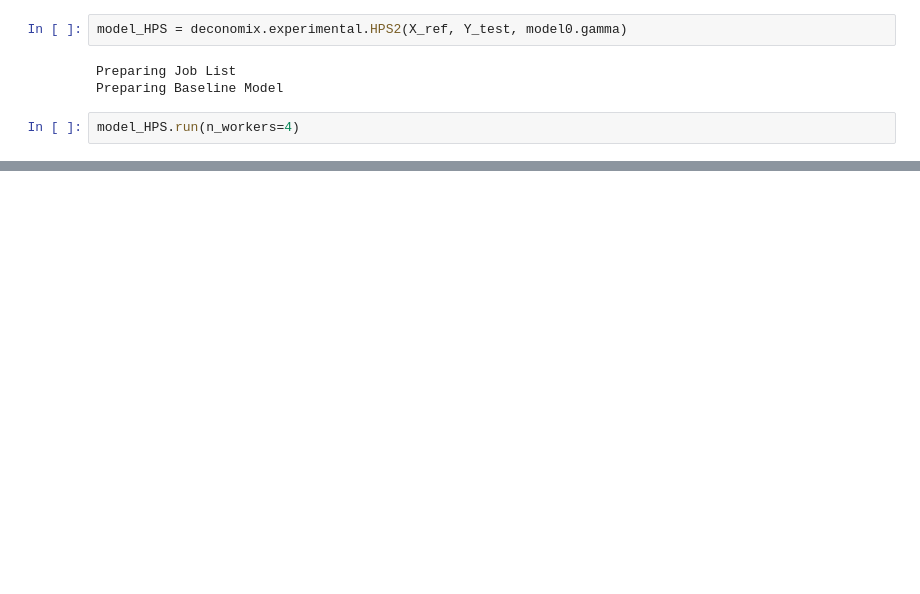
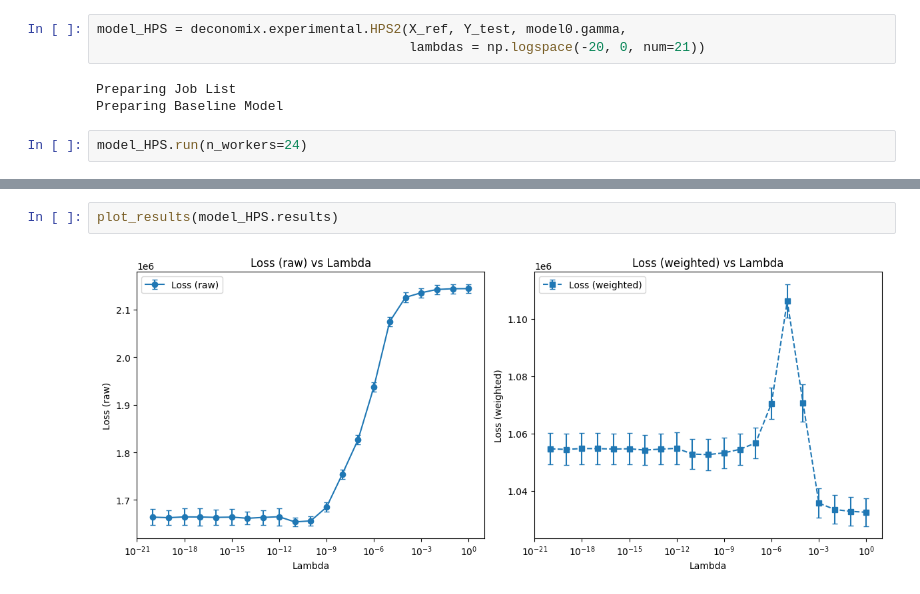
Before and after one commit to Deconomix/Deconomix, a Jupyter notebook: examples/Test_HPS2.ipynb, the cells around one changed output, grey strips where cells are left out. Saved outputs shown, nothing was run; the diff lists cells and outputs as text; blank space fills up the shorter version.

Commit message:
modified minimal example (introduced weighted loss and gamma_ones)

```diff
--- a/examples/Test_HPS2.ipynb
+++ b/examples/Test_HPS2.ipynb
@@ -36,9 +39,10 @@ _, Y_test, C_test = deconomix.utils.simulate_data(test_regulated, n_mixtures = 1
 model0 = deconomix.methods.DTD(X_ref, Y_mat, C_mat)
 model0.run(iterations = 300)
 # %%
-model_HPS = deconomix.experimental.HPS2(X_ref, Y_test, model0.gamma)
+model_HPS = deconomix.experimental.HPS2(X_ref, Y_test, model0.gamma,
+                                        lambdas = np.logspace(-20, 0, num=21))
 # %% [output]
 Preparing Job List
 Preparing Baseline Model
 # %%
-model_HPS.run(n_workers=4)
+model_HPS.run(n_workers=24)
@@ -63,0 +105,4 @@ KeyboardInterrupt:
+# %%
+plot_results(model_HPS.results)
+# %% [output]
+[figure, added]
```
Also changed, not shown: parts of 13 cells of this notebook, 1 other file.
